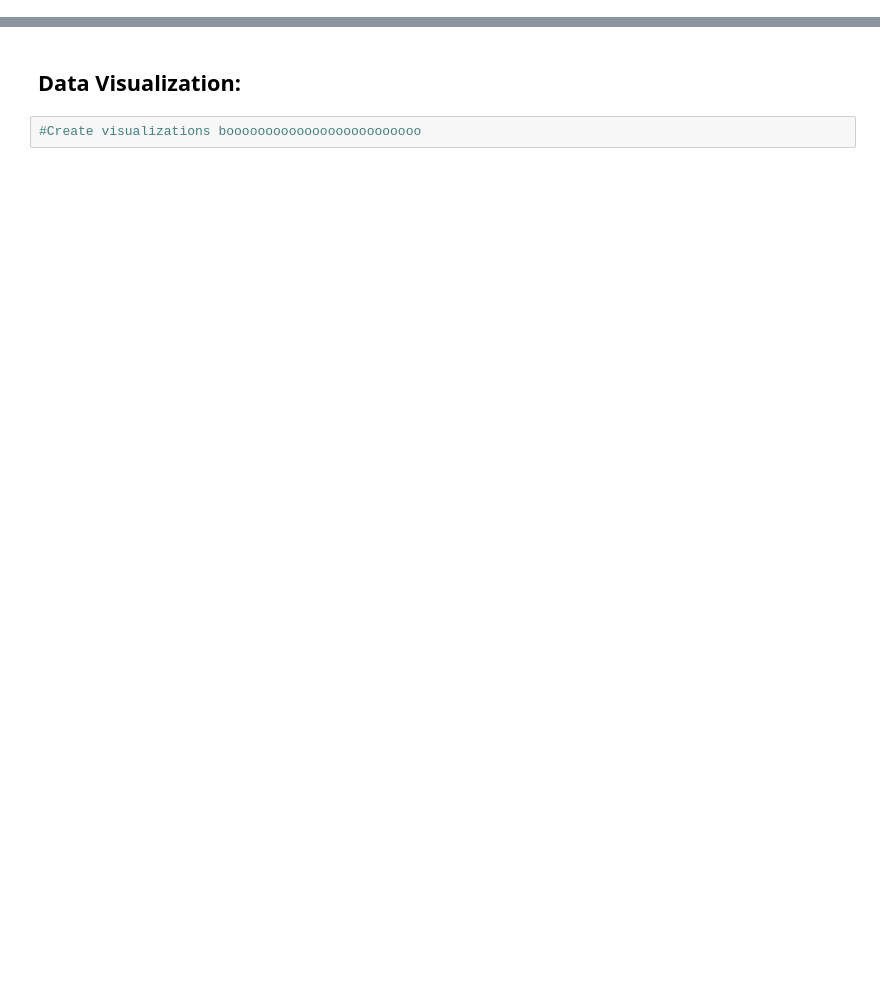
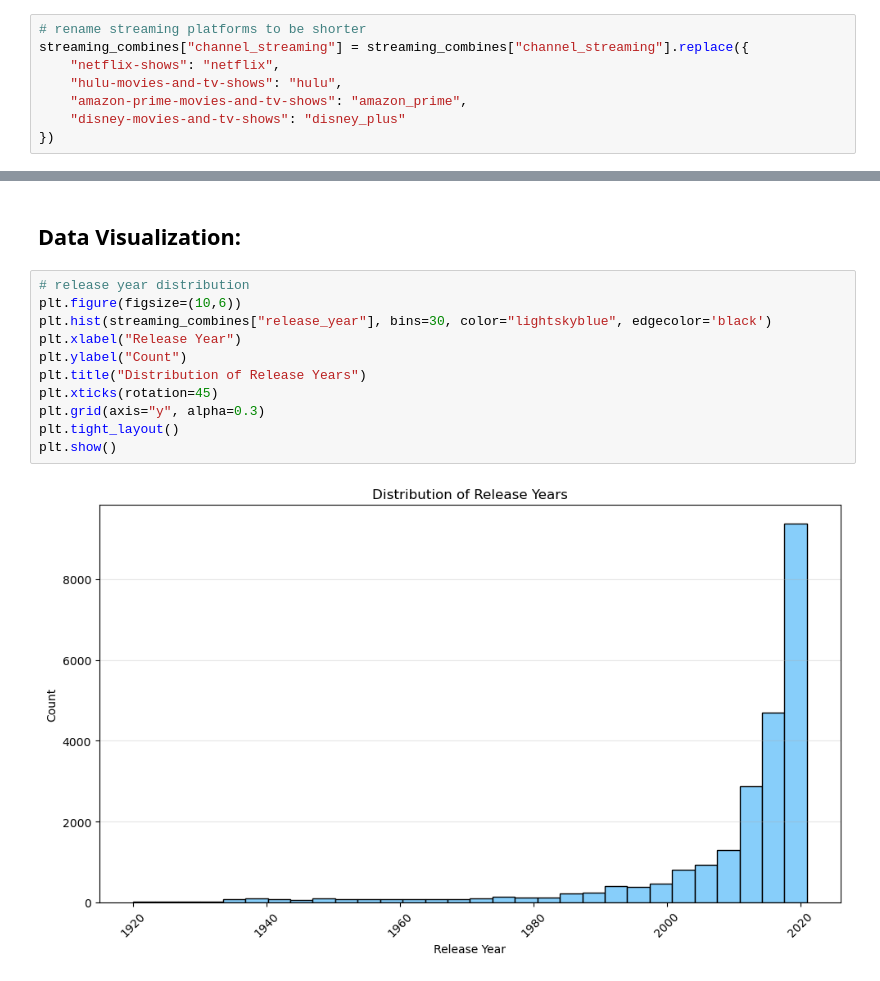
Before and after one commit to karisp94/si618_project, a Jupyter notebook: ProjectPart1.ipynb, the cells around one changed output, grey strips where cells are left out. Cells and saved outputs as stored; diff of their text form; blank space fills up the shorter version.

Commit message:
added visualizations + overview

```diff
--- a/ProjectPart1.ipynb
+++ b/ProjectPart1.ipynb
@@ -173,0 +185,8 @@ Combined dataframe columns Index(['movie_or_serie', 'title', 'release_year', 'du
+# %%
+# rename streaming platforms to be shorter
+streaming_combines["channel_streaming"] = streaming_combines["channel_streaming"].replace({
+    "netflix-shows": "netflix",
+    "hulu-movies-and-tv-shows": "hulu",
+    "amazon-prime-movies-and-tv-shows": "amazon_prime",
+    "disney-movies-and-tv-shows": "disney_plus"
+})
@@ -174,4 +207,15 @@ Combined dataframe columns Index(['movie_or_serie', 'title', 'release_year', 'du
 # %% [markdown]
 ## **Data Visualization:**
 # %%
-#Create visualizations booooooooooooooooooooooooo
+# release year distribution
+plt.figure(figsize=(10,6))
+plt.hist(streaming_combines["release_year"], bins=30, color="lightskyblue", edgecolor='black')
+plt.xlabel("Release Year")
+plt.ylabel("Count")
+plt.title("Distribution of Release Years")
+plt.xticks(rotation=45)
+plt.grid(axis="y", alpha=0.3)
+plt.tight_layout()
+plt.show()
+# %% [output]
+[figure, added]
```
Also changed, not shown: parts of 12 cells of this notebook, 1 other file.
